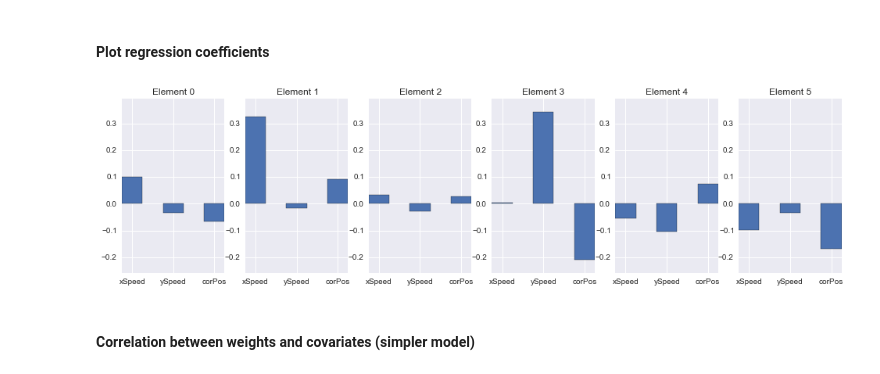
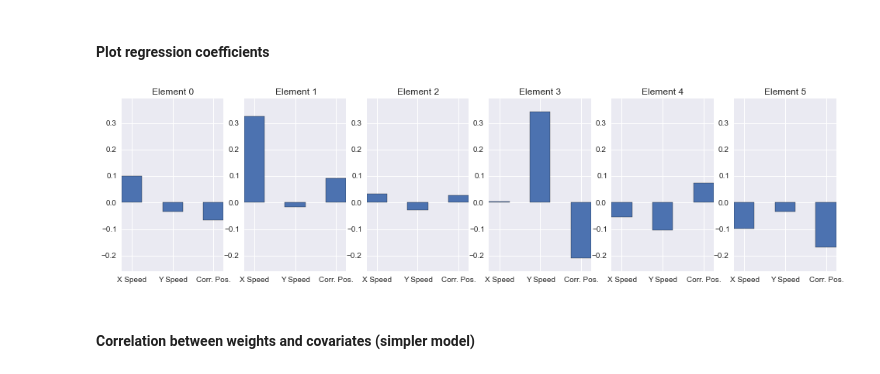
Before and after one commit to clarafy/covariance-dictionary, a Jupyter notebook: mouse_data.ipynb, the cells around one changed output. Saved outputs shown, nothing was run; the diff lists cells and outputs as text; code cells hidden in the pictures.

```diff
--- a/mouse_data.ipynb
+++ b/mouse_data.ipynb
@@ -194,6 +198,7 @@ plt.ylabel('Objective ||X - DW|| / ||X||');
 #### Compute average covariate values per time window
 # %%
 reg_names = ['xSpeed', 'ySpeed', 'corPos']
+names = ['X Speed', 'Y Speed', 'Corr. Pos.'] # regressor names for plot labels
 reg_idx = [np.where(name == covariates.keys())[0][0] for name in reg_names]
 n_reg = len(reg_names)
 regressors = np.vstack([np.mean(covariates.loc[i : i + win, :], axis=0)
@@ -247,21 +252,20 @@ icp = lr.intercept_
 #### Plot regression coefficients
 # %%
 sns.set_style('darkgrid')
-fig = plt.figure(figsize=(5.5 * n_reg, 4));
+plt.figure(figsize=(5.5 * n_reg, 4));
 
 ymin = np.min(coef) - 0.05
 ymax = np.max(coef) + 0.05
 width = 0.5
 
 for i in range(k):
-    ax = fig.add_subplot(1, k, i + 1);
+    plt.subplot(1, k, i + 1);
     plt.title('Element ' + str(i));
     plt.bar(np.arange(n_reg), coef[i, :], width=width);
-    ax.set_xticks(np.arange(n_reg) + width / 2);
-    ax.set_xticklabels(reg_names);
+    plt.xticks(np.arange(n_reg) + width / 2, names);
     plt.ylim(ymin, ymax);
 # %% [output]
-[figure, old version]
+[figure, new version]
 # %% [markdown]
 #### Correlation between weights and covariates (simpler model)
 # %%
```
Also changed, not shown: parts of 22 cells of this notebook.
